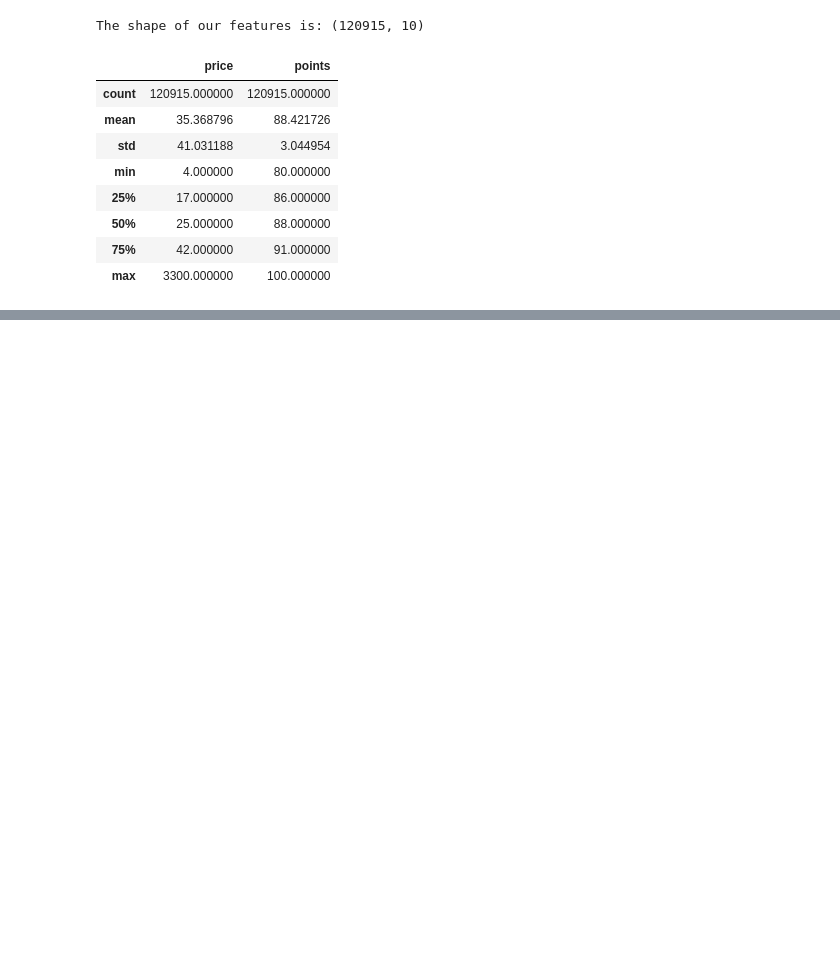
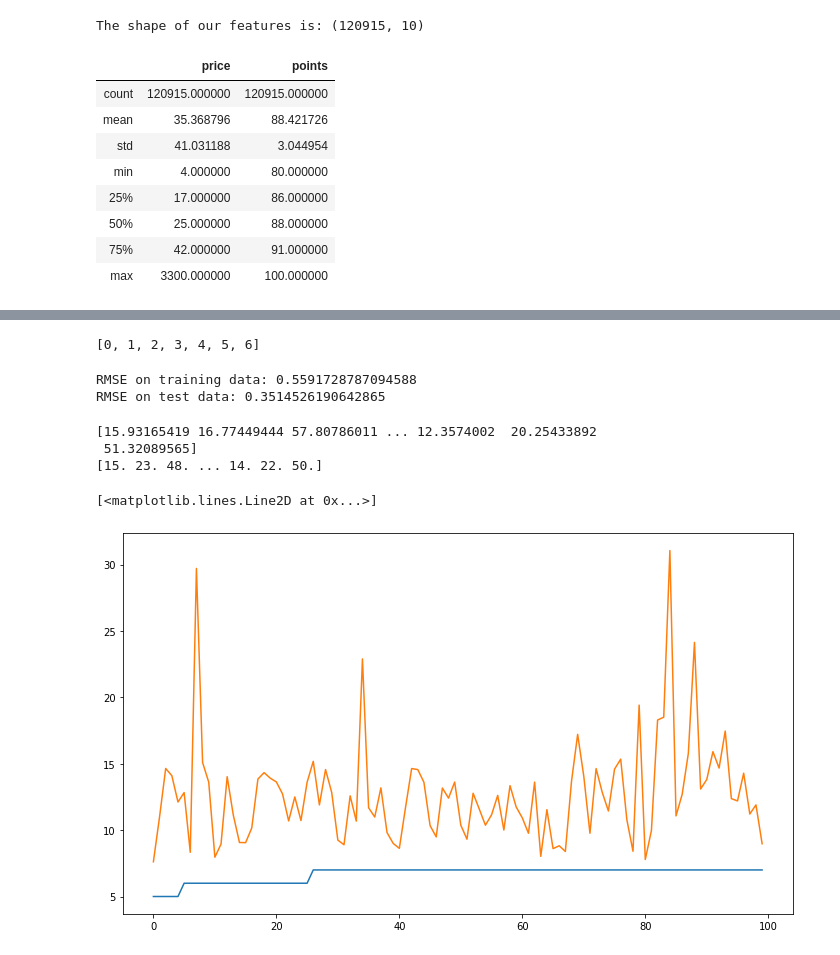
Before and after one commit to arnabdeypolimi/Wine, a Jupyter notebook: question 2.ipynb, the cells around one changed output, grey strips where cells are left out. Saved outputs shown, nothing was run; the diff lists cells and outputs as text; code cells hidden in the pictures; blank space fills up the shorter version.

```diff
--- a/question 2.ipynb
+++ b/question 2.ipynb
@@ -77,0 +109,41 @@ print('Mean Absolute Error:', round(np.mean(errors), 2), 'degrees.')
+# %%
+categorical_features_indices
+# %% [output]
+[0, 1, 2, 3, 4, 5, 6]
+# %%
+def perform_model(X_train, y_train,X_valid, y_valid,X_test, y_test):
+    model = CatBoostRegressor(
+        random_seed = 400,
+        loss_function = 'RMSE',
+        iterations=100,
+    )
+
+    model.fit(
+        X_train, y_train,
+        cat_features = categorical_features_indices,
+        eval_set=(X_valid, y_valid),
+        verbose=False
+    )
+
+    print("RMSE on training data: "+ model.score(X_train, y_train).astype(str))
+    print("RMSE on test data: "+ model.score(X_test, y_test).astype(str))
+
+    return model
+# %%
+model=perform_model(X_train, y_train,X_valid, y_valid,X_test, y_test)
+# %% [output]
+RMSE on training data: 0.5591728787094588
+RMSE on test data: 0.3514526190642865
+# %%
+y_test_pred=model.predict(X_test)
+print(y_test_pred)
+print(y_test)
+sorted_ind=np.argsort(y_test)
+plt.plot(y_test[sorted_ind][:100])
+plt.plot(y_test_pred[sorted_ind][:100])
+# %% [output]
+[15.93165419 16.77449444 57.80786011 ... 12.3574002  20.25433892
+ 51.32089565]
+[15. 23. 48. ... 14. 22. 50.]
+[<matplotlib.lines.Line2D at 0x...>]
+[figure, added]
```
Also changed, not shown: parts of 12 cells of this notebook, 3 other files.
